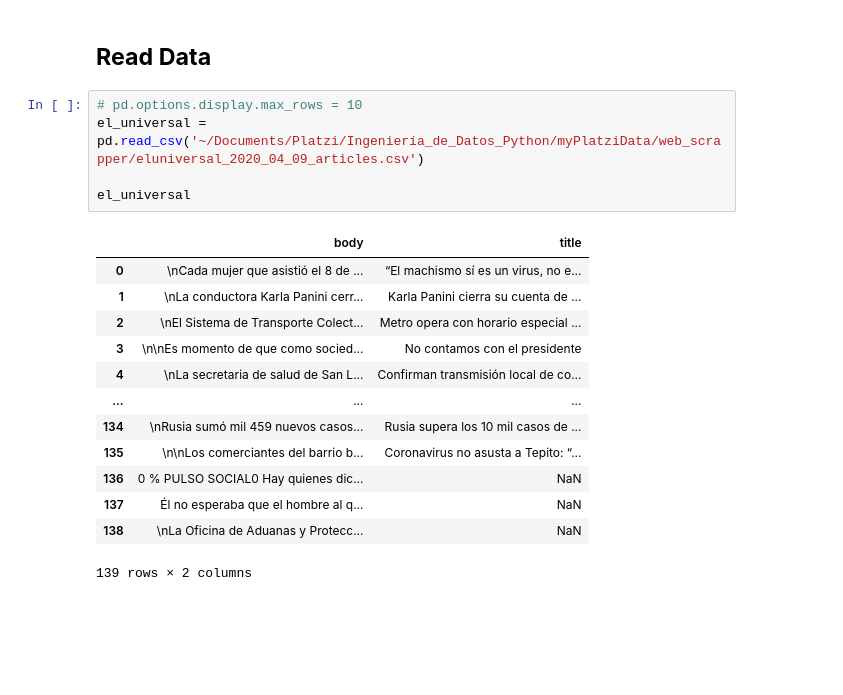
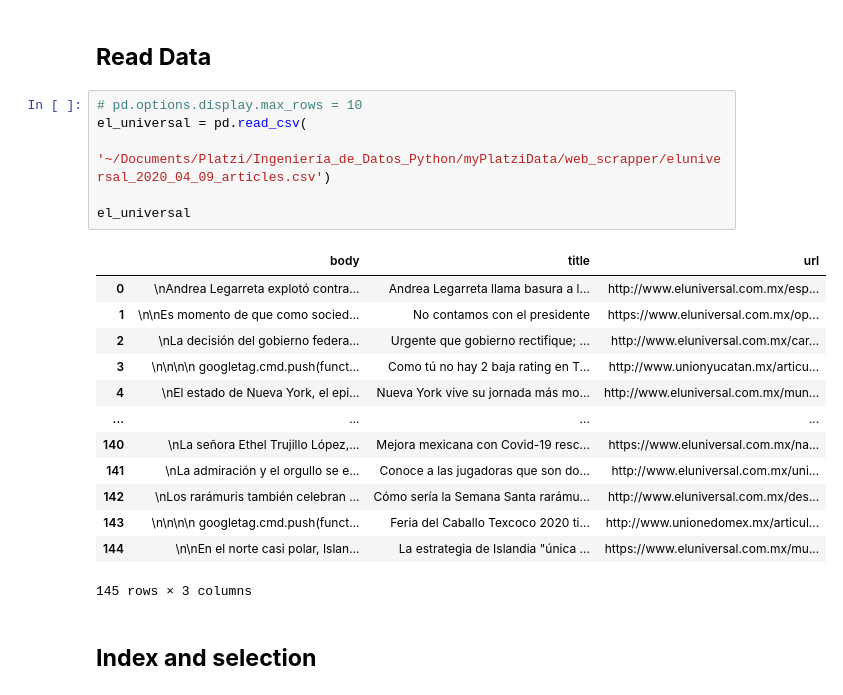
Before and after one commit to anderson-github/DataEng_WebScrap, a Jupyter notebook: myplatzidata/Platzi_Data.ipynb, the cells around one changed output. Cells and saved outputs as stored; diff of their text form; blank space fills up the shorter version.

```diff
--- a/myplatzidata/Platzi_Data.ipynb
+++ b/myplatzidata/Platzi_Data.ipynb
@@ -119,20 +119,23 @@ df_test2
 ## **Read Data**
 # %%
 # pd.options.display.max_rows = 10
-el_universal = pd.read_csv('~/Documents/Platzi/Ingeniería_de_Datos_Python/myPlatziData/web_scrapper/eluniversal_2020_04_09_articles.csv')
+el_universal = pd.read_csv(
+    '~/Documents/Platzi/Ingeniería_de_Datos_Python/myPlatziData/web_scrapper/eluniversal_2020_04_09_articles.csv')
 
 el_universal
 # %% [output]
-|  | body | title |
-| 0 | \nCada mujer que asistió el 8 de ... | “El machismo sí es un virus, no e... |
-| 1 | \nLa conductora Karla Panini cerr... | Karla Panini cierra su cuenta de ... |
-| 2 | \nEl Sistema de Transporte Colect... | Metro opera con horario especial ... |
-| 3 | \n\nEs momento de que como socied... | No contamos con el presidente |
-| 4 | \nLa secretaria de salud de San L... | Confirman transmisión local de co... |
-| ... | ... | ... |
-| 134 | \nRusia sumó mil 459 nuevos casos... | Rusia supera los 10 mil casos de ... |
-| 135 | \n\nLos comerciantes del barrio b... | Coronavirus no asusta a Tepito: “... |
-| 136 | 0 % PULSO SOCIAL0 Hay quienes dic... | NaN |
-| 137 | Él no esperaba que el hombre al q... | NaN |
-| 138 | \nLa Oficina de Aduanas y Protecc... | NaN |
+|  | body | title | url |
+| 0 | \nAndrea Legarreta explotó contra... | Andrea Legarreta llama basura a l... | http://www.eluniversal.com.mx/esp... |
+| 1 | \n\nEs momento de que como socied... | No contamos con el presidente | https://www.eluniversal.com.mx/op... |
+| 2 | \nLa decisión del gobierno federa... | Urgente que gobierno rectifique; ... | http://www.eluniversal.com.mx/car... |
+| 3 | \n\n\n\n googletag.cmd.push(funct... | Como tú no hay 2 baja rating en T... | http://www.unionyucatan.mx/articu... |
+| 4 | \nEl estado de Nueva York, el epi... | Nueva York vive su jornada más mo... | http://www.eluniversal.com.mx/mun... |
+| ... | ... | ... | ... |
+| 140 | \nLa señora Ethel Trujillo López,... | Mejora mexicana con Covid-19 resc... | https://www.eluniversal.com.mx/na... |
+| 141 | \nLa admiración y el orgullo se e... | Conoce a las jugadoras que son do... | http://www.eluniversal.com.mx/uni... |
+| 142 | \nLos rarámuris también celebran ... | Cómo sería la Semana Santa rarámu... | http://www.eluniversal.com.mx/des... |
+| 143 | \n\n\n\n googletag.cmd.push(funct... | Feria del Caballo Texcoco 2020 ti... | http://www.unionedomex.mx/articul... |
+| 144 | \n\nEn el norte casi polar, Islan... | La estrategia de Islandia "única ... | https://www.eluniversal.com.mx/mu... |
-139 rows × 2 columns
+145 rows × 3 columns
+# %% [markdown]
+## **Index and selection**
```
Also changed, not shown: parts of 14 cells of this notebook, 2 other files.
